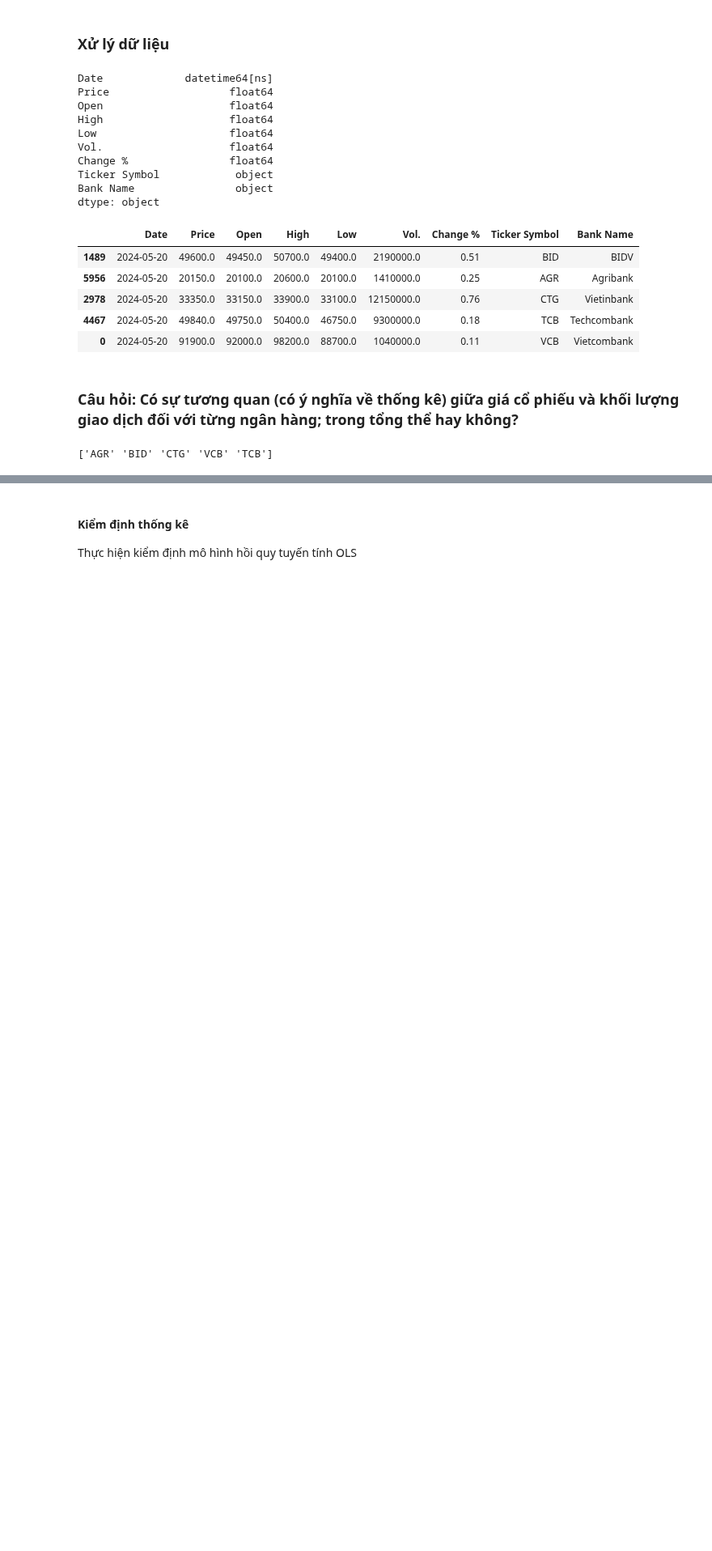
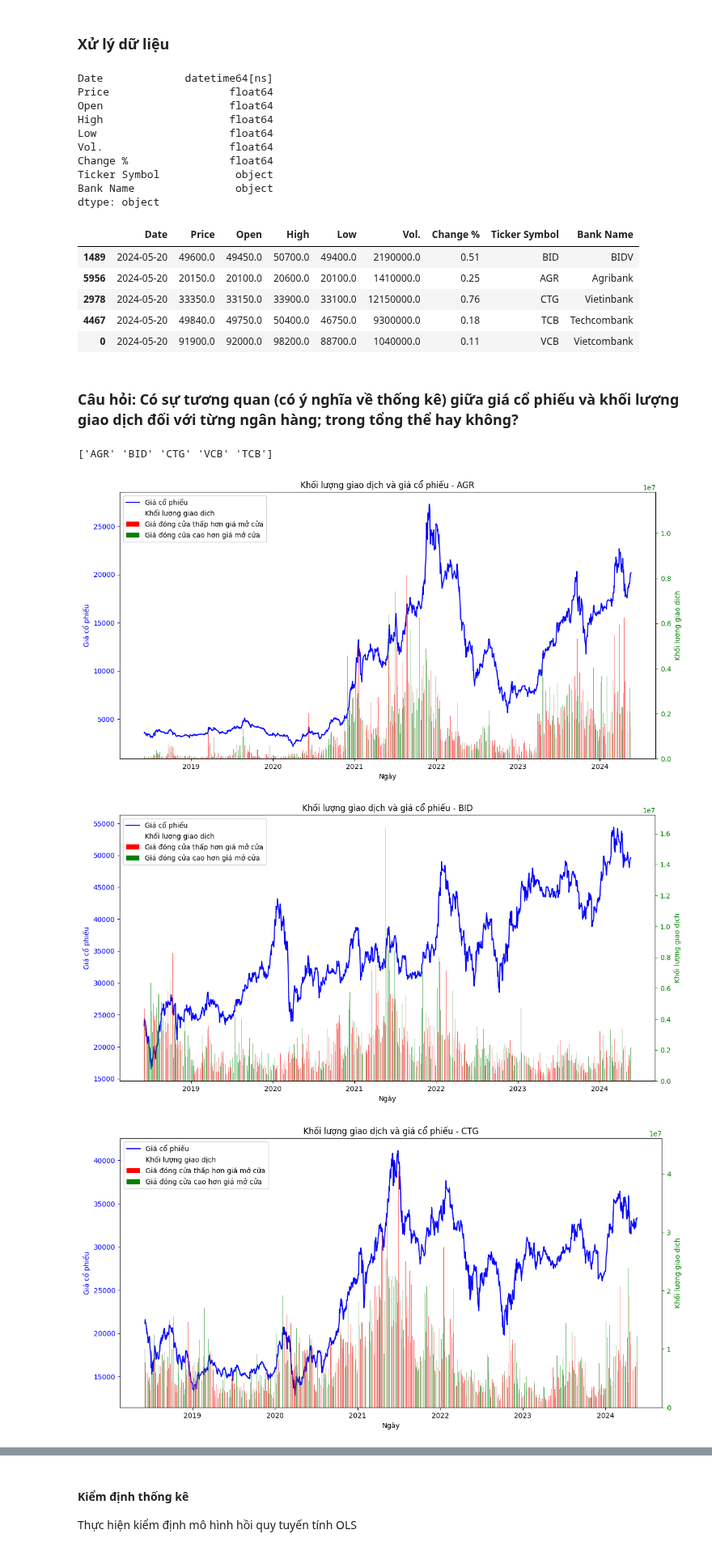
Before and after one commit to HTNam1710/DataViz_Lab02, a Jupyter notebook: todo.ipynb, the cells around one changed output, grey strips where cells are left out. Shown at 81% size. Cells and saved outputs as stored; diff of their text form; code cells hidden in the pictures; blank space fills up the shorter version.

```diff
--- a/todo.ipynb
+++ b/todo.ipynb
@@ -146,3 +144,45 @@ fig.update_layout(
 fig.show()
 # %% [output]
 ['AGR' 'BID' 'CTG' 'VCB' 'TCB']
+# %%
+# List of unique tickers
+unique_tickers = data['Ticker Symbol'].unique()
+
+# Function to create the combined plot
+def create_combined_chart(ticker_data, ticker):
+    fig, ax1 = plt.subplots(figsize=(14, 7))
+
+    # Plot the stock price as a line chart
+    ax1.plot(ticker_data['Date'], ticker_data['Price'], 'b-', label='Giá cổ phiếu')
+    ax1.set_xlabel('Ngày')
+    ax1.set_ylabel('Giá cổ phiếu', color='b')
+    ax1.tick_params('y', colors='b')
+
+    # Create a second y-axis for the trading volume
+    ax2 = ax1.twinx()
+    colors = ['red' if row['Price'] <= row['Open'] else 'green' for _, row in ticker_data.iterrows()]
+    ax2.bar(ticker_data['Date'], ticker_data['Vol.'], color=colors, alpha=0.6, label='Khối lượng giao dịch')
+    ax2.set_ylabel('Khối lượng giao dịch', color='g')
+    ax2.tick_params('y', colors='g')
+
+    # Add a title and legends
+    plt.title(f'Khối lượng giao dịch và giá cổ phiếu - {ticker}')
+
+    # Custom legend for volume color
+    price_patch = plt.Line2D([], [], color='blue', label='Giá cổ phiếu')
+    volume_patch= plt.Rectangle((0, 0), 1, 1, fc="none", edgecolor='none', label='Khối lượng giao dịch')
+    red_patch = plt.Rectangle((0, 0), 1, 1, fc="red", edgecolor='none', label='Giá đóng cửa thấp hơn giá mở cửa')
+    green_patch = plt.Rectangle((0, 0), 1, 1, fc="green", edgecolor='none', label='Giá đóng cửa cao hơn giá mở cửa')
+
+    ax1.legend(handles=[price_patch, volume_patch, red_patch, green_patch], loc='upper left')
+
+    plt.show()
+
+# Plot for each ticker symbol
+for ticker in unique_tickers:
+    ticker_data = data[data['Ticker Symbol'] == ticker]
+    create_combined_chart(ticker_data, ticker)
+# %% [output]
+[figure, added]
+[figure, added]
+[figure, added]
```
Also changed, not shown: parts of 21 cells of this notebook, 6 other files.
